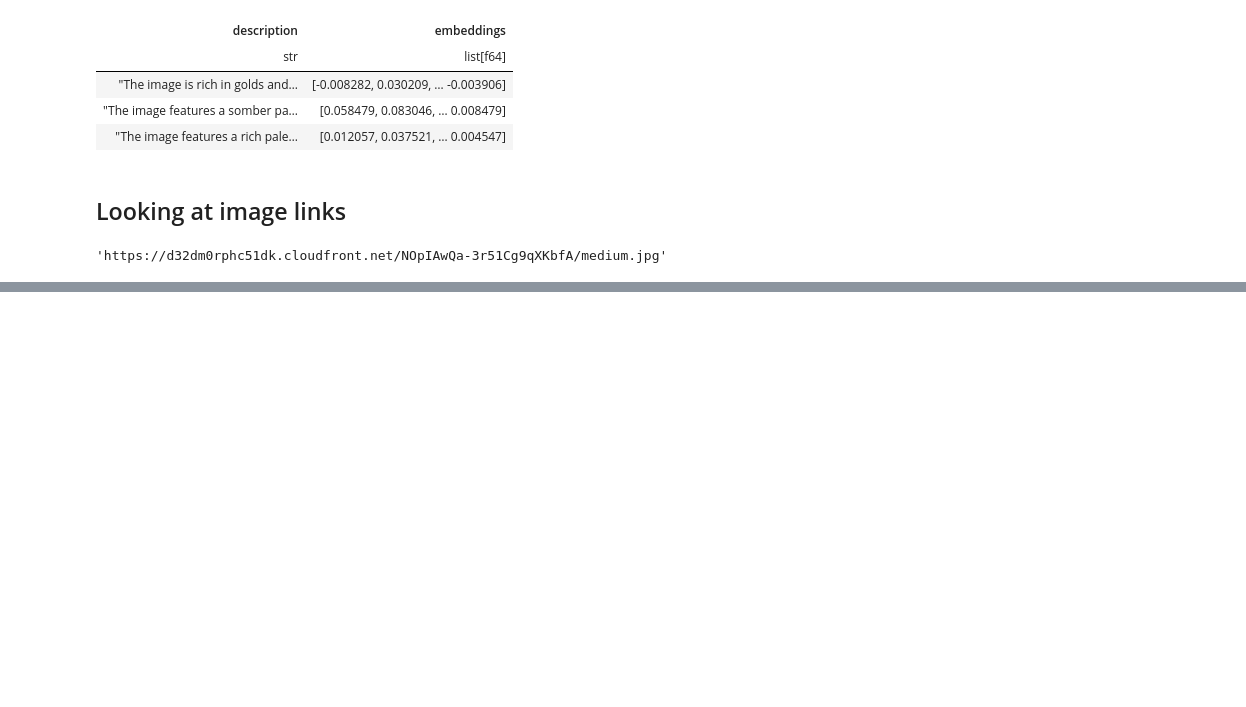
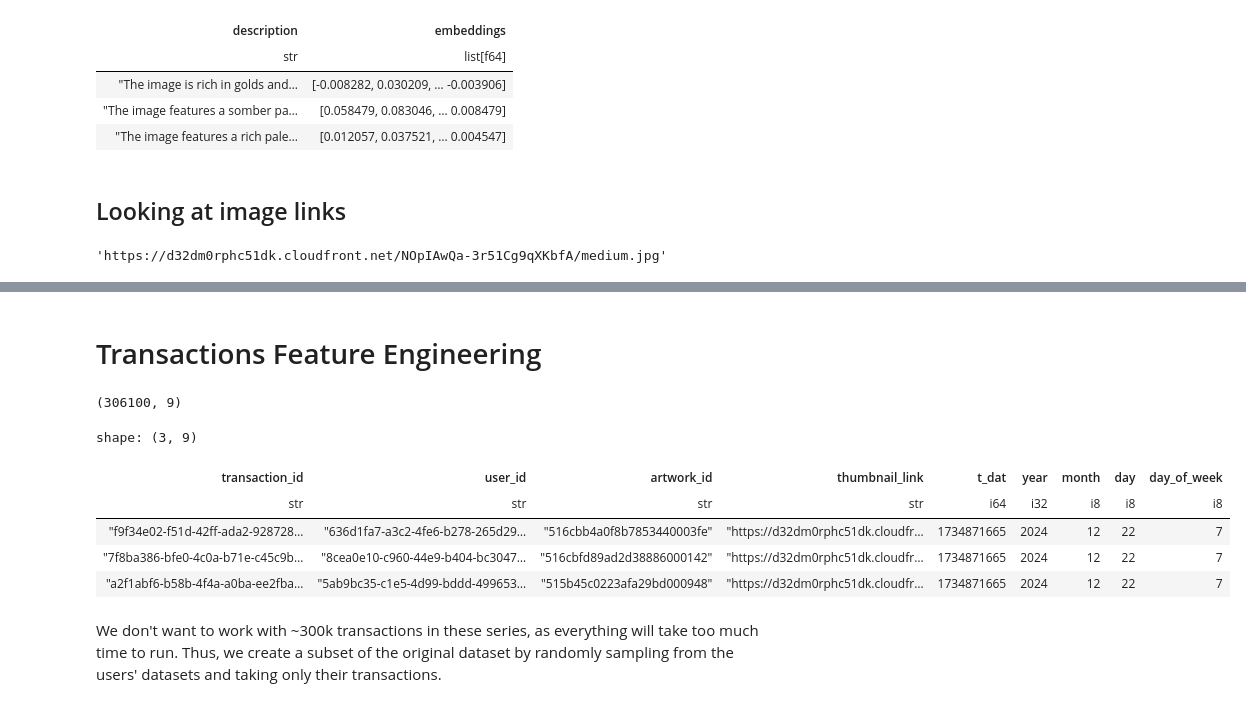
Before and after one commit to chinadupaya/art-recommendations, a Jupyter notebook: notebooks/1_fp_computing_features.ipynb, the cells around one changed output, grey strips where cells are left out. Cells and saved outputs as stored; diff of their text form; code cells hidden in the pictures; blank space fills up the shorter version.

Commit message:
Feature engineering complete and Users feature group upload

```diff
--- a/notebooks/1_fp_computing_features.ipynb
+++ b/notebooks/1_fp_computing_features.ipynb
@@ -244,0 +271,3 @@ display(HTML(grid_html))
+# %%
+transactions_df = pl.read_csv("../data/transaction-data.csv")
+transactions_df.shape
@@ -244,0 +287,9 @@ display(HTML(grid_html))
+# %%
+from datetime import datetime
+t_dat = datetime.today()
+# t_dat = datetime.today().strftime('%Y-%m-%d')
+transactions_df = (
+    transactions_df.with_columns(t_dat=pl.lit(t_dat))
+)
+
+transactions_df.head(3)
@@ -244,0 +303,18 @@ display(HTML(grid_html))
+# %% [markdown]
+# Transactions Feature Engineering
+# %%
+transactions_df = compute_features_transactions(transactions_df)
+transactions_df.shape
+# %% [output]
+(306100, 9)
+# %%
+transactions_df.head(3)
+# %% [output]
+shape: (3, 9)
+| transaction_id | user_id | artwork_id | thumbnail_link | t_dat | year | month | day | day_of_week |
+| str | str | str | str | i64 | i32 | i8 | i8 | i8 |
+| "f9f34e02-f51d-42ff-ada2-928728… | "636d1fa7-a3c2-4fe6-b278-265d29… | "516cbb4a0f8b7853440003fe" | "https://d32dm0rphc51dk.cloudfr… | 1734871665 | 2024 | 12 | 22 | 7 |
+| "7f8ba386-bfe0-4c0a-b71e-c45c9b… | "8cea0e10-c960-44e9-b404-bc3047… | "516cbfd89ad2d38886000142" | "https://d32dm0rphc51dk.cloudfr… | 1734871665 | 2024 | 12 | 22 | 7 |
+| "a2f1abf6-b58b-4f4a-a0ba-ee2fba… | "5ab9bc35-c1e5-4d99-bddd-499653… | "515b45c0223afa29bd000948" | "https://d32dm0rphc51dk.cloudfr… | 1734871665 | 2024 | 12 | 22 | 7 |
+# %% [markdown]
+We don't want to work with ~300k transactions in these series, as everything will take too much time to run. Thus, we create a subset of the original dataset by randomly sampling from the users' datasets and taking only their transactions.
```
Also changed, not shown: parts of 28 cells of this notebook, 8 other files.
